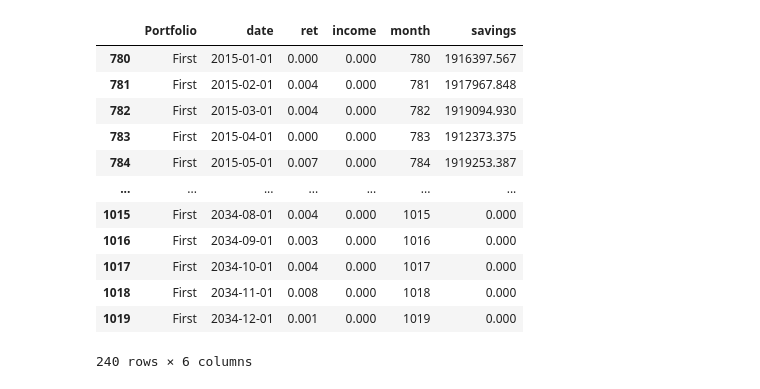
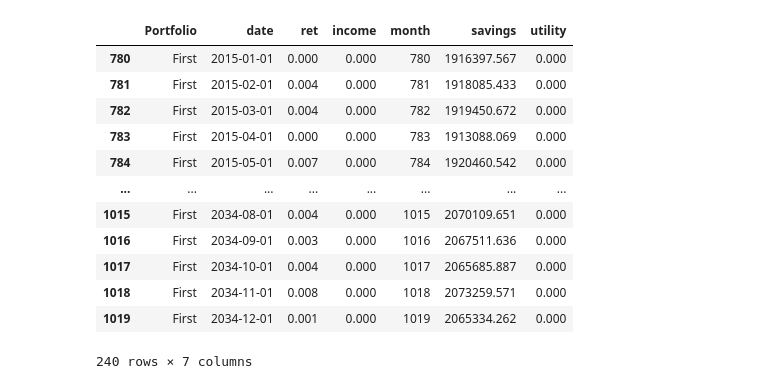
Before and after one commit to justinreed23/Older-Smarter-Richer, a Jupyter notebook: dev/creatingStuff.ipynb, the cells around one changed output. Saved outputs shown, nothing was run; the diff lists cells and outputs as text; code cells hidden in the pictures.

```diff
--- a/dev/creatingStuff.ipynb
+++ b/dev/creatingStuff.ipynb
@@ -69,29 +69,32 @@ month_start_savings = start_savings*12
 month_retirement_start = retirement_start*12
 death_month = death_year*12
 
+inher_util = 2360
+risk_aversion = 3.84
+
 
 
 # I think I just want these to be static
 save_rate = 0.10
 consumption_rate = 0.04
-inflation_rate = 0.02
+inflation_rate = 0.02/12
 # %%
 total_monthly_incomes = []
 
-for t in fake_returns.index[month_start_savings:month_retirement_start]:
+for t in returns.index[month_start_savings:month_retirement_start]:
     current_month = t-month_start_savings
     income_for_month = monthly_income*(monthly_growth**current_month)
     total_monthly_incomes.append(income_for_month)
 # %%
 # Apply mapping to DataFrame's index to create a month column that resets for each portfolio
-fake_returns['month'] = fake_returns.groupby('Portfolio').cumcount()
+returns['month'] = returns.groupby('Portfolio').cumcount()
 
 # Map the total_monthly_incomes to each row based on the month
 income_series = pd.Series(total_monthly_incomes, index=range(month_start_savings, month_retirement_start))
-fake_returns['income'] = fake_returns['month'].map(income_series)
+returns['income'] = returns['month'].map(income_series)
 # set all nan values in income to 0.0
-fake_returns['income'] = fake_returns['income'].fillna(0.0)
+returns['income'] = returns['income'].fillna(0.0)
 
 
 # Optional: Remove the month column if it's no longer needed
-#fake_returns.drop(columns='month', inplace=True)
+#returns.drop(columns='month', inplace=True)
@@ -98,33 +109,36 @@ fake_returns['income'] = fake_returns['income'].fillna(0.0)
 # %%
 
-fake_returns['savings'] = 0.0
+returns['savings'] = 0.0
+returns['utility'] = 0.0
 
-for portfolio in fake_returns['Portfolio'].unique():
+for portfolio in returns['Portfolio'].unique():
     # Filter the DataFrame by portfolio
-    portfolio_data = fake_returns[fake_returns['Portfolio'] == portfolio]
+    portfolio_data = returns[returns['Portfolio'] == portfolio]
 
     # Initialize previous savings
     previous_savings = 0
     initial_consumption = 0
     current_consumption = 0
 
+
     # Iterate through each row in the portfolio data
     for index, row in portfolio_data.iterrows():
         if row['month'] == month_retirement_start:
             initial_consumption = (previous_savings * consumption_rate)/12
             current_savings = (previous_savings - initial_consumption) * (1 + row['ret'])
-            fake_returns.at[index, 'savings'] = current_savings
+            returns.at[index, 'savings'] = current_savings
         if row['income'] == 0.0 and row['month'] > month_retirement_start and row['month'] < death_month:
             current_consumption = initial_consumption * ((1+inflation_rate)**(row['month']-month_retirement_start))
             if previous_savings <= current_consumption:
                 current_consumption = previous_savings
             current_savings = (previous_savings - current_consumption) * (1 + row['ret'])
-            fake_returns.at[index, 'savings'] = current_savings
+            returns.at[index, 'savings'] = current_savings
+        elif row['month'] = death_month:
         elif row['month'] >= death_month:
-            fake_returns.at[index, 'savings'] = previous_savings
+            returns.at[index, 'savings'] = previous_savings
         else:
             current_savings = save_rate * row['income'] + previous_savings * (1 + row['ret'])
-            fake_returns.at[index, 'savings'] = current_savings
+            returns.at[index, 'savings'] = current_savings
         # Update previous savings
         previous_savings = current_savings
 # %%
@@ -146,17 +160,17 @@ fake_returns.iloc[month_start_savings:month_retirement_start]
 # %%
-fake_returns.iloc[month_retirement_start:death_month]
+returns.iloc[month_retirement_start:death_month]
 # %% [output]
-|  | Portfolio | date | ret | income | month | savings |
-| 780 | First | 2015-01-01 | 0.000 | 0.000 | 780 | 1916397.567 |
-| 781 | First | 2015-02-01 | 0.004 | 0.000 | 781 | 1917967.848 |
-| 782 | First | 2015-03-01 | 0.004 | 0.000 | 782 | 1919094.930 |
-| 783 | First | 2015-04-01 | 0.000 | 0.000 | 783 | 1912373.375 |
-| 784 | First | 2015-05-01 | 0.007 | 0.000 | 784 | 1919253.387 |
-| ... | ... | ... | ... | ... | ... | ... |
-| 1015 | First | 2034-08-01 | 0.004 | 0.000 | 1015 | 0.000 |
-| 1016 | First | 2034-09-01 | 0.003 | 0.000 | 1016 | 0.000 |
-| 1017 | First | 2034-10-01 | 0.004 | 0.000 | 1017 | 0.000 |
-| 1018 | First | 2034-11-01 | 0.008 | 0.000 | 1018 | 0.000 |
-| 1019 | First | 2034-12-01 | 0.001 | 0.000 | 1019 | 0.000 |
+|  | Portfolio | date | ret | income | month | savings | utility |
+| 780 | First | 2015-01-01 | 0.000 | 0.000 | 780 | 1916397.567 | 0.000 |
+| 781 | First | 2015-02-01 | 0.004 | 0.000 | 781 | 1918085.433 | 0.000 |
+| 782 | First | 2015-03-01 | 0.004 | 0.000 | 782 | 1919450.672 | 0.000 |
+| 783 | First | 2015-04-01 | 0.000 | 0.000 | 783 | 1913088.069 | 0.000 |
+| 784 | First | 2015-05-01 | 0.007 | 0.000 | 784 | 1920460.542 | 0.000 |
+| ... | ... | ... | ... | ... | ... | ... | ... |
+| 1015 | First | 2034-08-01 | 0.004 | 0.000 | 1015 | 2070109.651 | 0.000 |
+| 1016 | First | 2034-09-01 | 0.003 | 0.000 | 1016 | 2067511.636 | 0.000 |
+| 1017 | First | 2034-10-01 | 0.004 | 0.000 | 1017 | 2065685.887 | 0.000 |
+| 1018 | First | 2034-11-01 | 0.008 | 0.000 | 1018 | 2073259.571 | 0.000 |
+| 1019 | First | 2034-12-01 | 0.001 | 0.000 | 1019 | 2065334.262 | 0.000 |
-240 rows × 6 columns
+240 rows × 7 columns
 # %%
```
Also changed, not shown: parts of 8 cells of this notebook.
